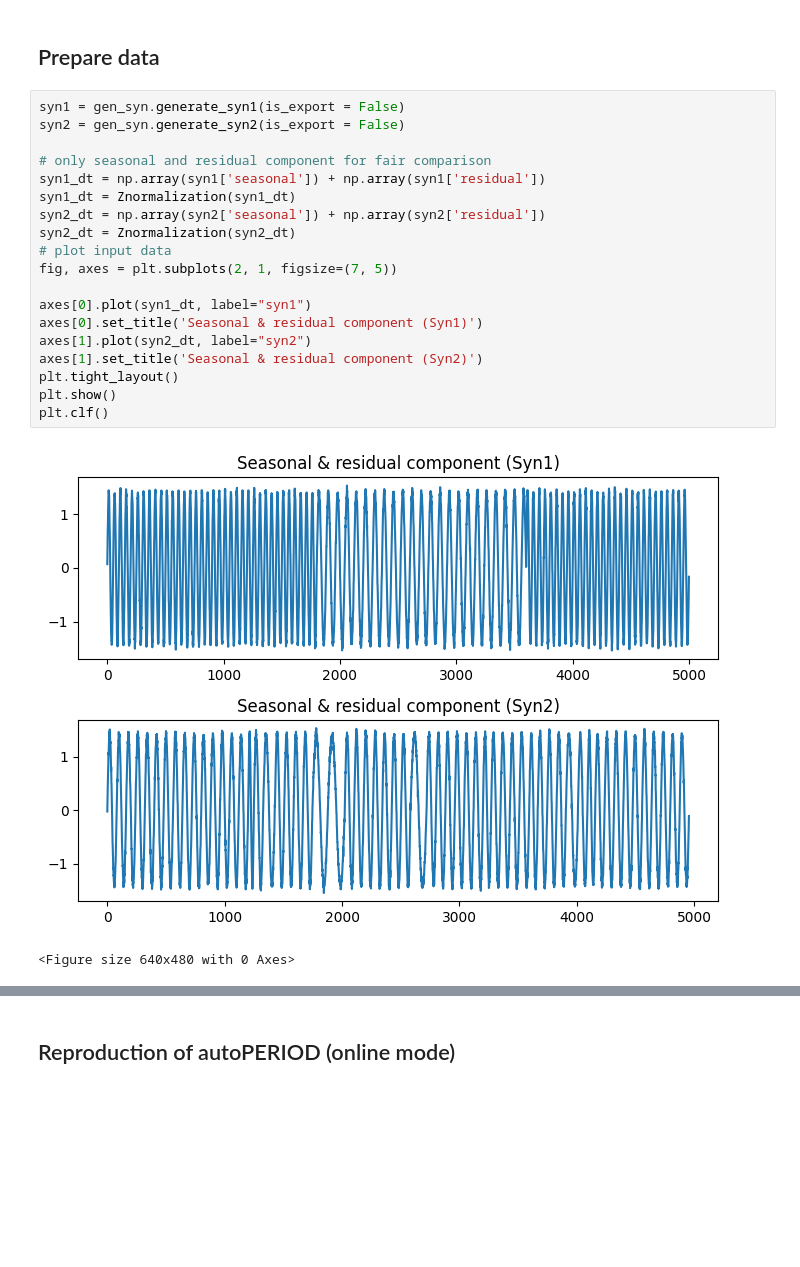
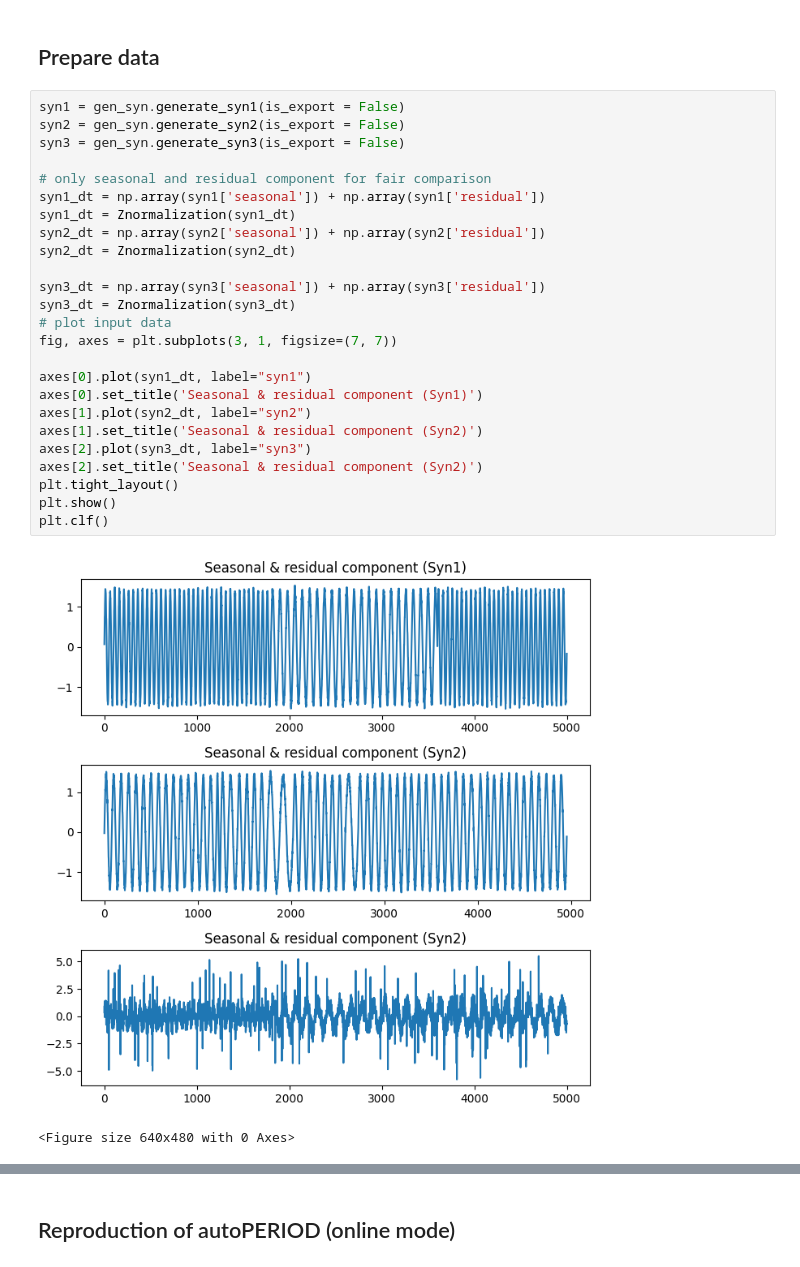
Before and after one commit to thanapol2/ASTD_ECMLPKDD, a Jupyter notebook: evaluation/01_synthetic_datasets/01_syn_accuracy_rate.ipynb, the cells around one changed output, grey strips where cells are left out. Saved outputs shown, nothing was run; the diff lists cells and outputs as text; blank space fills up the shorter version.

```diff
--- a/evaluation/01_synthetic_datasets/01_syn_accuracy_rate.ipynb
+++ b/evaluation/01_synthetic_datasets/01_syn_accuracy_rate.ipynb
@@ -14,22 +15,28 @@ import periodicity_detection as period   # AutoPeriod
 # %%
 syn1 = gen_syn.generate_syn1(is_export = False)
 syn2 = gen_syn.generate_syn2(is_export = False)
+syn3 = gen_syn.generate_syn3(is_export = False)
 
 # only seasonal and residual component for fair comparison
 syn1_dt = np.array(syn1['seasonal']) + np.array(syn1['residual'])
 syn1_dt = Znormalization(syn1_dt)
 syn2_dt = np.array(syn2['seasonal']) + np.array(syn2['residual'])
 syn2_dt = Znormalization(syn2_dt)
+
+syn3_dt = np.array(syn3['seasonal']) + np.array(syn3['residual'])
+syn3_dt = Znormalization(syn3_dt)
 # plot input data
-fig, axes = plt.subplots(2, 1, figsize=(7, 5))
+fig, axes = plt.subplots(3, 1, figsize=(7, 7))
 
 axes[0].plot(syn1_dt, label="syn1")
 axes[0].set_title('Seasonal & residual component (Syn1)')
 axes[1].plot(syn2_dt, label="syn2")
 axes[1].set_title('Seasonal & residual component (Syn2)')
+axes[2].plot(syn3_dt, label="syn3")
+axes[2].set_title('Seasonal & residual component (Syn2)')
 plt.tight_layout()
 plt.show()
 plt.clf()
 # %% [output]
-[figure, old version]
+[figure, new version]
 <Figure size 640x480 with 0 Axes>
```
Also changed, not shown: parts of 22 cells of this notebook, 2 other files.
